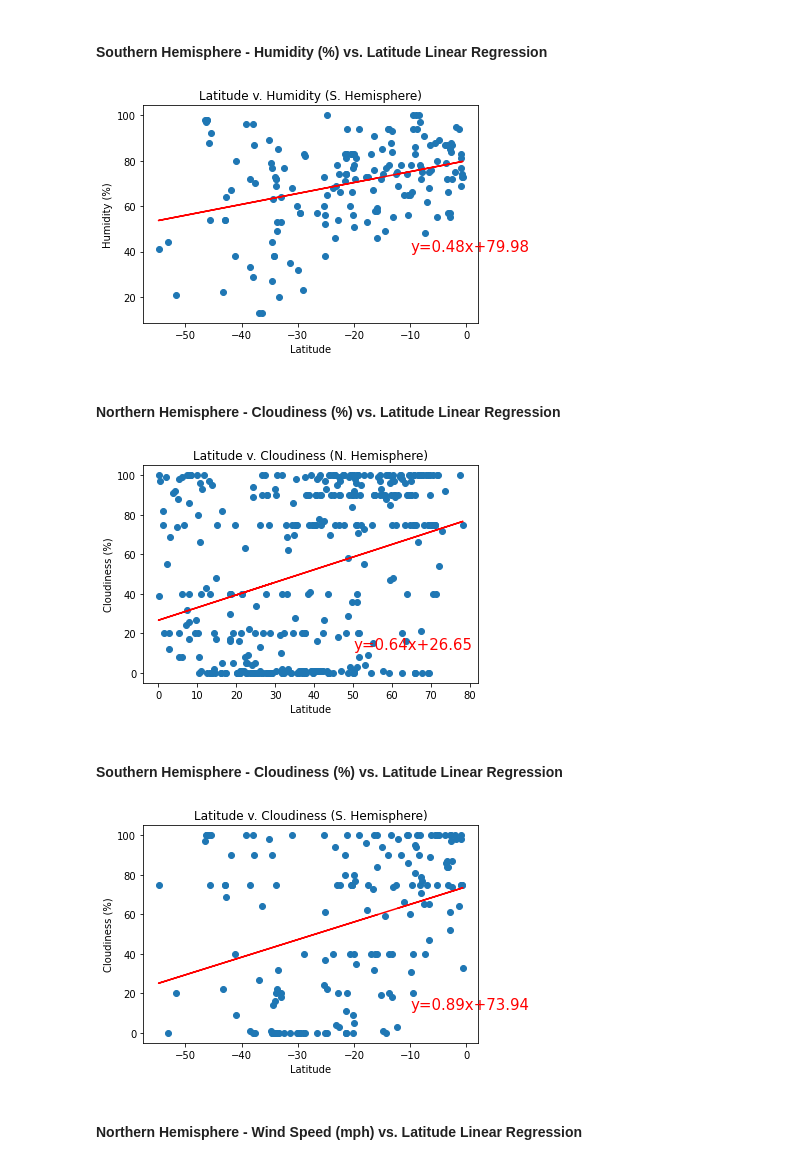
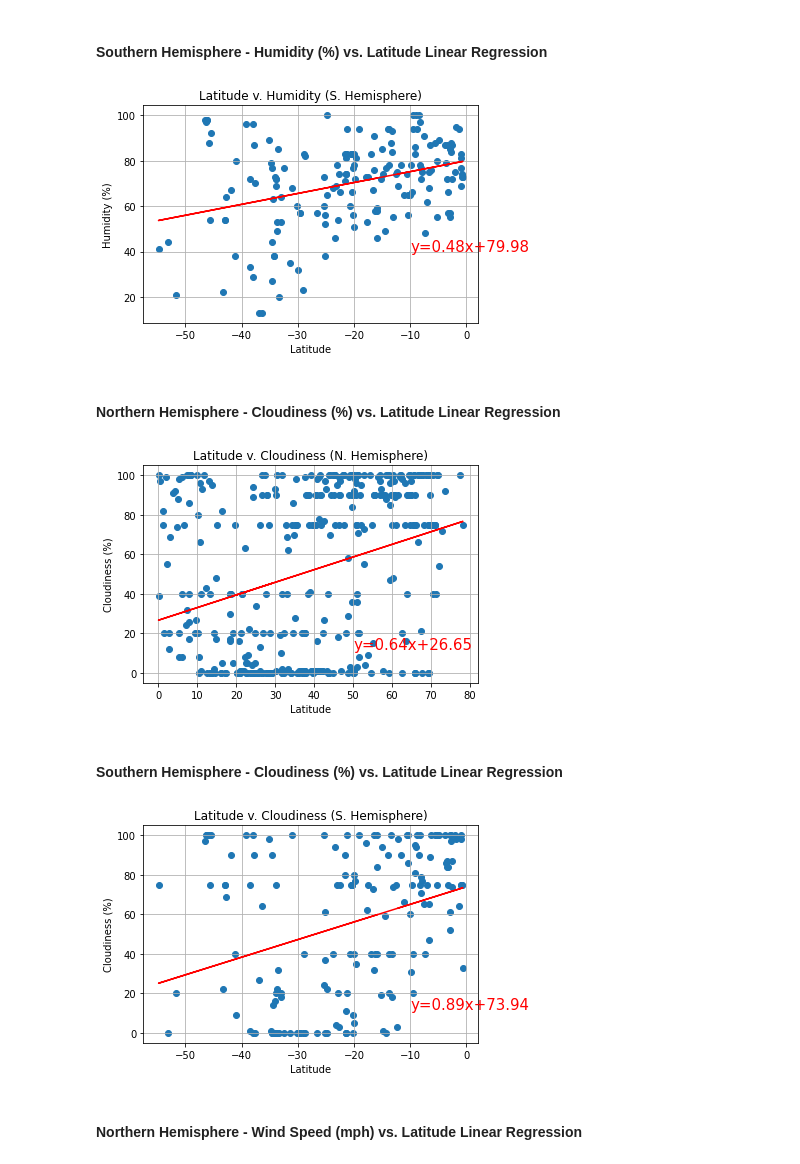
Before and after one commit to reccleston/python-api-challenge, a Jupyter notebook: WeatherPy/WeatherPy.ipynb, the cells around one changed output. Drawn from its saved outputs; the diff is of its cells as text; code cells hidden in the pictures.

```diff
--- a/WeatherPy/WeatherPy.ipynb
+++ b/WeatherPy/WeatherPy.ipynb
@@ -138,0 +129,7 @@ raw_df.head()
+# %%
+raw_df['main.temp'] = (raw_df['main.temp'] - 273.15) * 9/5 + 32
+raw_df['main.temp_max'] = (raw_df['main.temp_max'] - 273.15) * 9/5 + 32
+raw_df['main.temp_min'] = (raw_df['main.temp_min'] - 273.15) * 9/5 + 32
+
+raw_df.to_csv('../output_data/WeatherPy_output/raw_weather.csv')
+raw_df.head()
@@ -318,33 +318,36 @@ plt.title('Latitude v. Humidity (S. Hemisphere)')
 plt.xlabel('Latitude')
 plt.ylabel('Humidity (%)')
 plt.annotate(reg_str, (-10, 40), fontsize=15, color='red')
+plt.grid(True)
 
-plt.savefig('../output_data/s_hem_humidity_lat.png', dpi=400)
+plt.savefig('../output_data/WeatherPy_output/s_hem_humidity_lat.png', dpi=400)
 plt.show()
 # %% [output]
-[figure, old version]
+[figure, new version]
 # %% [markdown]
 ####  Northern Hemisphere - Cloudiness (%) vs. Latitude Linear Regression
 # %%
 n_lat_cloudiness = n_hem_df[['coord.lat','clouds.all']].dropna()
 
 lat = n_lat_cloudiness['coord.lat']
 cloudiness = n_lat_cloudiness['clouds.all']
 
 slope, intercept, r_value, p_value, std_err = linregress(lat, cloudiness)
 reg_str = 'y='+ str(round(slope, 2)) +'x+' + str(round(intercept, 2))
 
 
 plt.scatter(n_lat_cloudiness['coord.lat'], n_lat_cloudiness['clouds.all'])
 plt.plot(lat, intercept + slope*lat, 'r', label='fitted line')
 plt.title('Latitude v. Cloudiness (N. Hemisphere)')
 plt.xlabel('Latitude')
 plt.ylabel('Cloudiness (%)')
 plt.annotate(reg_str, (50, 12), fontsize=15, color='red')
-plt.savefig('../output_data/n_hem_cloud_lat.png', dpi=400)
+plt.grid(True)
+
+plt.savefig('../output_data/WeatherPy_output/n_hem_cloud_lat.png', dpi=400)
 plt.show()
 # %% [output]
-[figure, old version]
+[figure, new version]
 # %% [markdown]
 ####  Southern Hemisphere - Cloudiness (%) vs. Latitude Linear Regression
 # %%
@@ -363,11 +366,12 @@ plt.title('Latitude v. Cloudiness (S. Hemisphere)')
 plt.xlabel('Latitude')
 plt.ylabel('Cloudiness (%)')
 plt.annotate(reg_str, (-10, 12), fontsize=15, color='red')
+plt.grid(True)
 
-plt.savefig('../output_data/s_hem_cloud_lat.png', dpi=400)
+plt.savefig('../output_data/WeatherPy_output/s_hem_cloud_lat.png', dpi=400)
 plt.show()
 # %% [output]
-[figure, old version]
+[figure, new version]
 # %% [markdown]
 ####  Northern Hemisphere - Wind Speed (mph) vs. Latitude Linear Regression
 # %%
```
Also changed, not shown: parts of 12 cells of this notebook, 31 other files.
